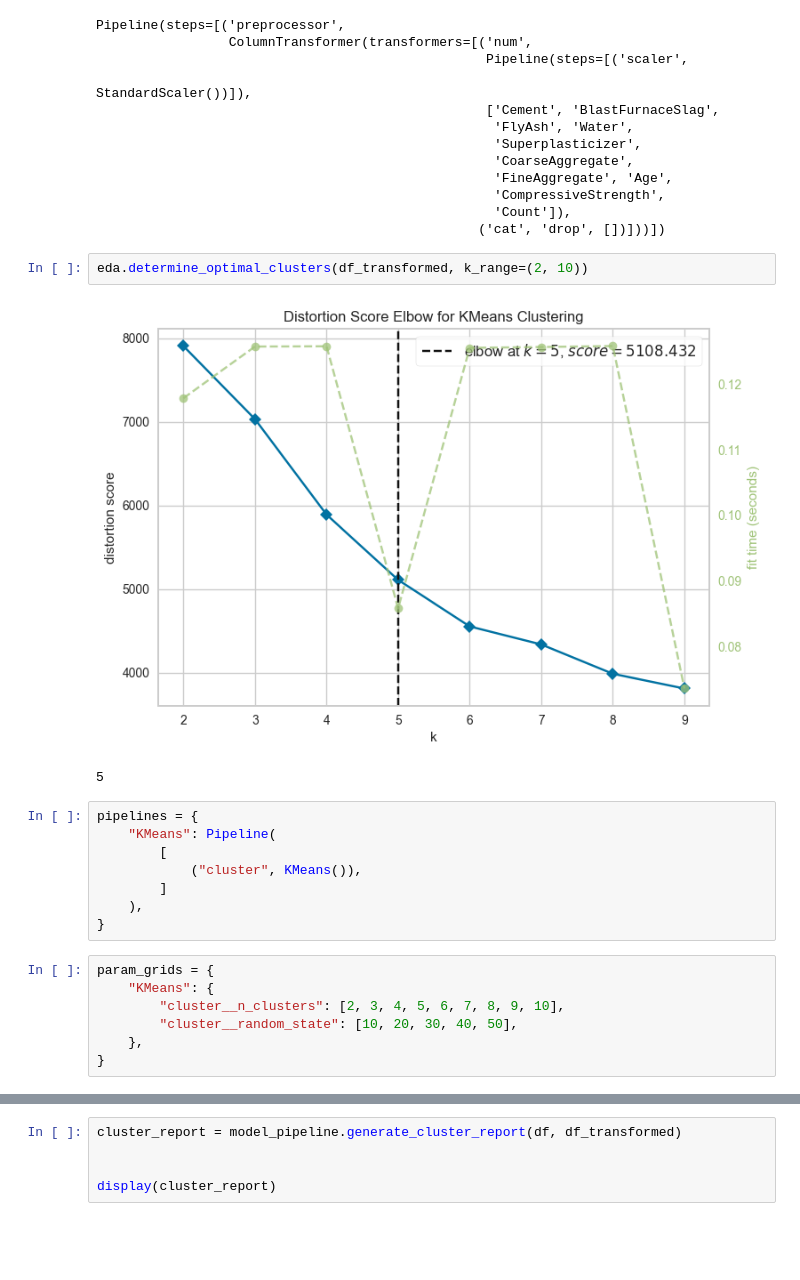
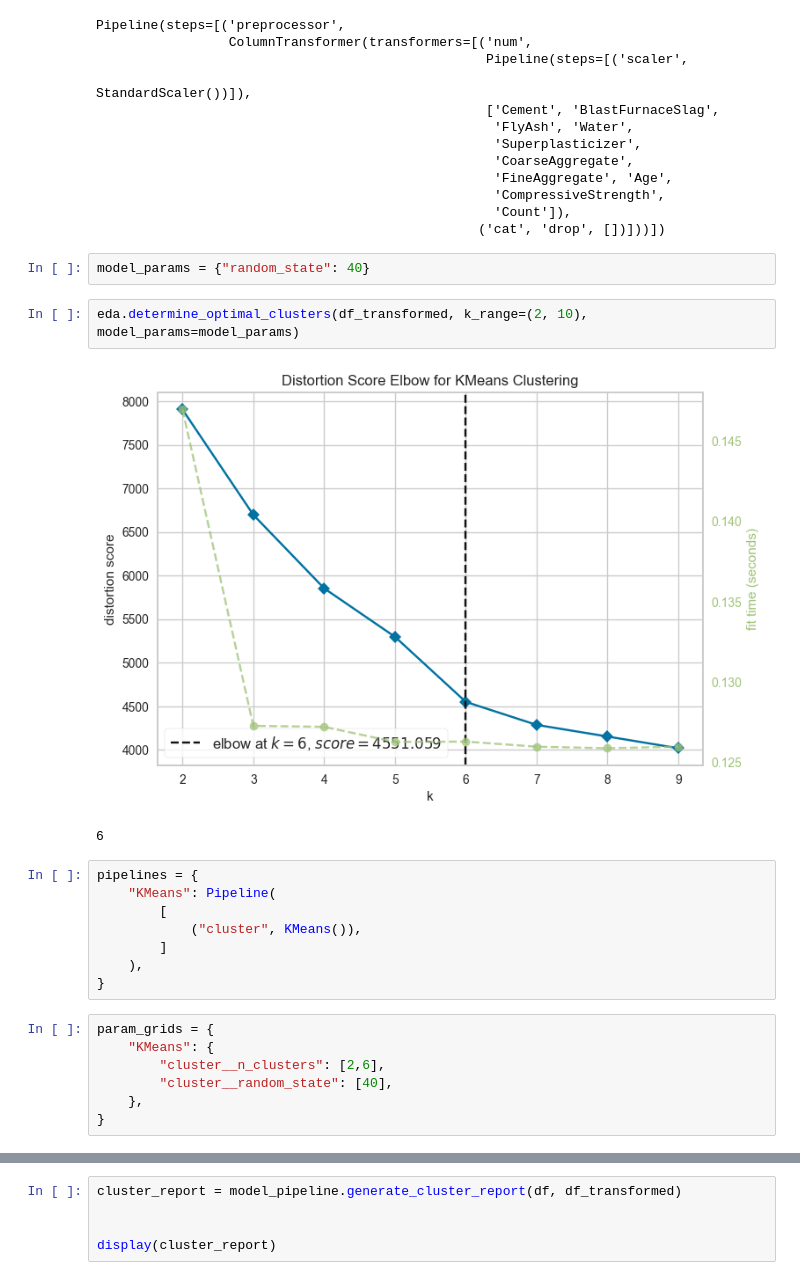
Before and after one commit to DeadNord/cluster_concrete, a Jupyter notebook: main.ipynb, the cells around one changed output, grey strips where cells are left out. Cells and saved outputs as stored; diff of their text form; blank space fills up the shorter version.

```diff
--- a/main.ipynb
+++ b/main.ipynb
@@ -157,11 +157,13 @@ Pipeline(steps=[('preprocessor',
                                                    'CompressiveStrength',
                                                    'Count']),
                                                  ('cat', 'drop', [])]))])
+# %%
+model_params = {"random_state": 40}
 # %%
-eda.determine_optimal_clusters(df_transformed, k_range=(2, 10))
+eda.determine_optimal_clusters(df_transformed, k_range=(2, 10), model_params=model_params)
 # %% [output]
-[figure, old version]
+[figure, new version]
-5
+6
 # %%
 pipelines = {
     "KMeans": Pipeline(
@@ -173,8 +175,8 @@ pipelines = {
 # %%
 param_grids = {
     "KMeans": {
-        "cluster__n_clusters": [2, 3, 4, 5, 6, 7, 8, 9, 10],
-        "cluster__random_state": [10, 20, 30, 40, 50],
+        "cluster__n_clusters": [2,6],
+        "cluster__random_state": [40],
     },
 }
 # %%
```
Also changed, not shown: parts of 2 cells of this notebook, 2 other files.
